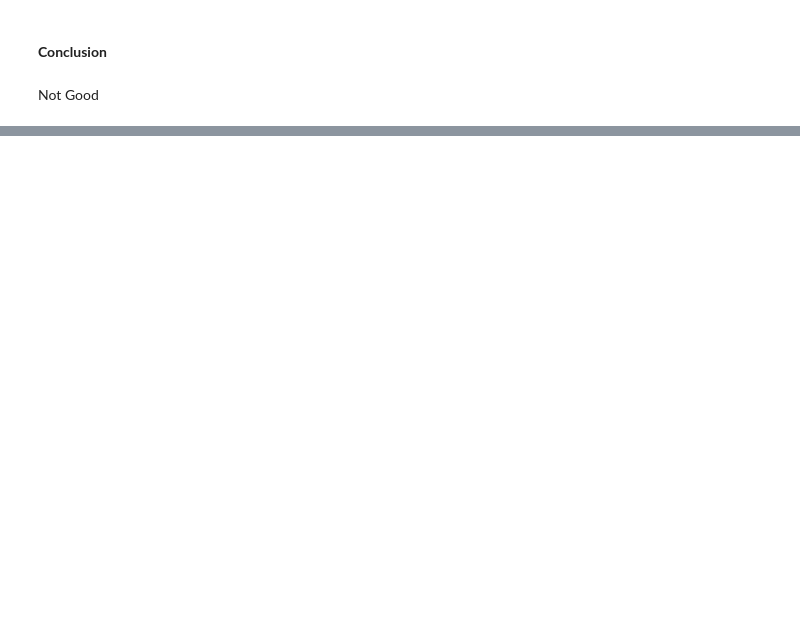
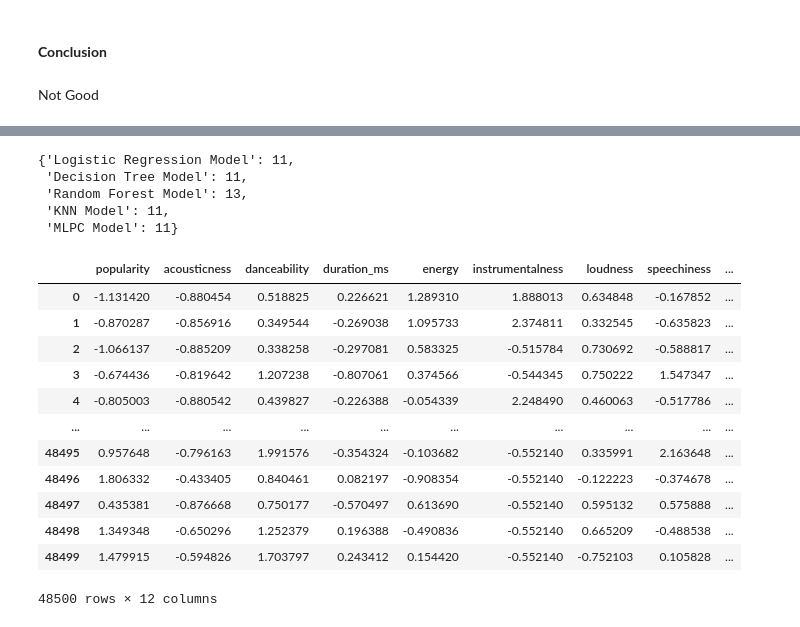
Before and after one commit to AthimetA/FRA503_HW_ML, a Jupyter notebook: Project/project.ipynb, the cells around one changed output, grey strips where cells are left out. Saved outputs shown, nothing was run; the diff lists cells and outputs as text; code cells hidden in the pictures; blank space fills up the shorter version.

```diff
--- a/Project/project.ipynb
+++ b/Project/project.ipynb
@@ -1551,0 +1490,29 @@ Not Good
+# %%
+anovaK
+# %% [output]
+{'Logistic Regression Model': 11,
+ 'Decision Tree Model': 11,
+ 'Random Forest Model': 13,
+ 'KNN Model': 11,
+ 'MLPC Model': 11}
+# %%
+selector = SelectKBest(f_classif, k=11)
+Xselect = selector.fit(X, y)
+col = Xselect.get_support(indices=True)
+dfSelect = df.iloc[:,col]
+dfSelect['music_genre'] = y_vis
+dfSelect
+# %% [output]
+|  | popularity | acousticness | danceability | duration_ms | energy | instrumentalness | loudness | speechiness | ... |
+| 0 | -1.131420 | -0.880454 | 0.518825 | 0.226621 | 1.289310 | 1.888013 | 0.634848 | -0.167852 | ... |
+| 1 | -0.870287 | -0.856916 | 0.349544 | -0.269038 | 1.095733 | 2.374811 | 0.332545 | -0.635823 | ... |
+| 2 | -1.066137 | -0.885209 | 0.338258 | -0.297081 | 0.583325 | -0.515784 | 0.730692 | -0.588817 | ... |
+| 3 | -0.674436 | -0.819642 | 1.207238 | -0.807061 | 0.374566 | -0.544345 | 0.750222 | 1.547347 | ... |
+| 4 | -0.805003 | -0.880542 | 0.439827 | -0.226388 | -0.054339 | 2.248490 | 0.460063 | -0.517786 | ... |
+| ... | ... | ... | ... | ... | ... | ... | ... | ... | ... |
+| 48495 | 0.957648 | -0.796163 | 1.991576 | -0.354324 | -0.103682 | -0.552140 | 0.335991 | 2.163648 | ... |
+| 48496 | 1.806332 | -0.433405 | 0.840461 | 0.082197 | -0.908354 | -0.552140 | -0.122223 | -0.374678 | ... |
+| 48497 | 0.435381 | -0.876668 | 0.750177 | -0.570497 | 0.613690 | -0.552140 | 0.595132 | 0.575888 | ... |
+| 48498 | 1.349348 | -0.650296 | 1.252379 | 0.196388 | -0.490836 | -0.552140 | 0.665209 | -0.488538 | ... |
+| 48499 | 1.479915 | -0.594826 | 1.703797 | 0.243412 | 0.154420 | -0.552140 | -0.752103 | 0.105828 | ... |
+48500 rows × 12 columns
```
Also changed, not shown: parts of 62 cells of this notebook, 1 other file.
